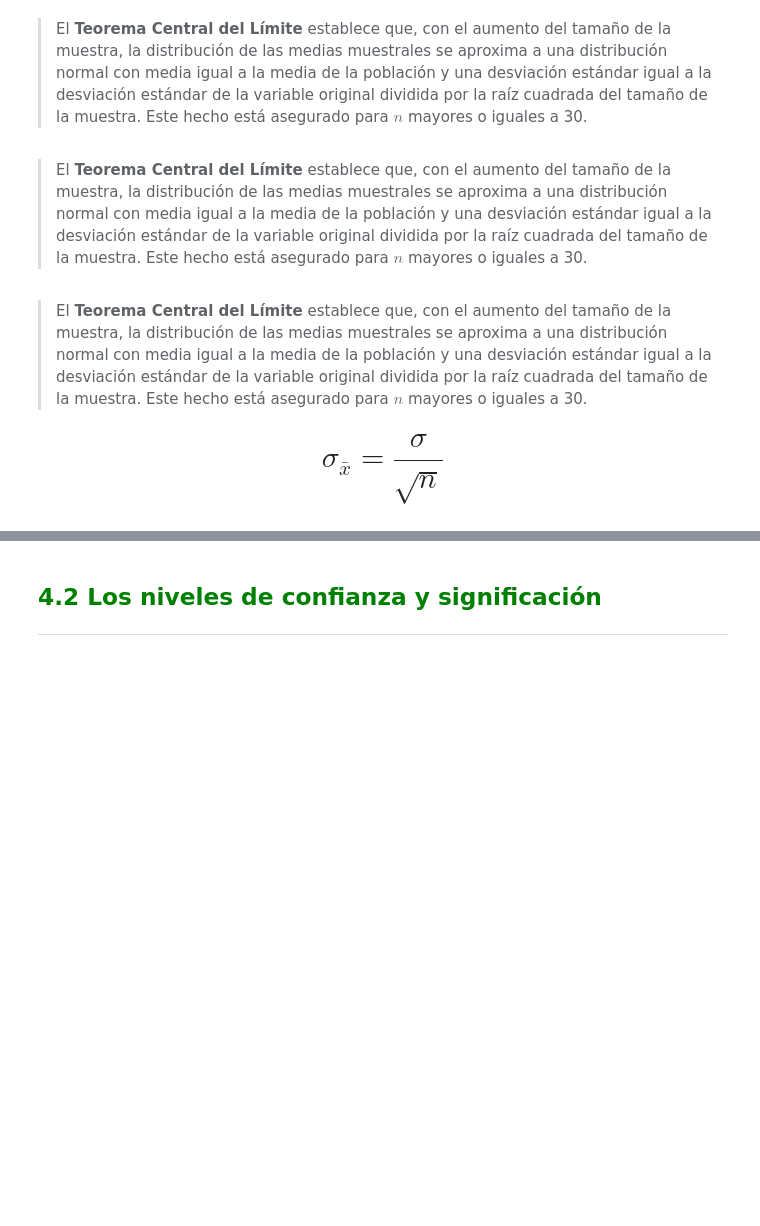
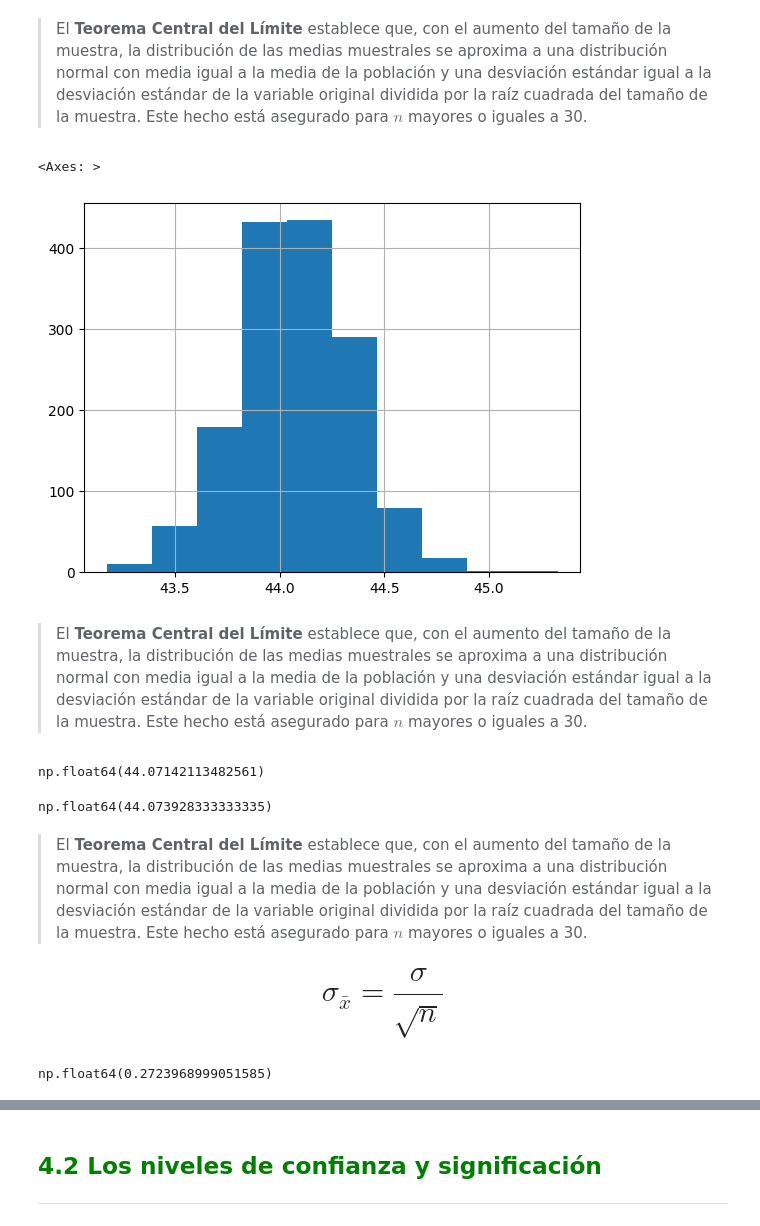
Before and after one commit to yuri19762008/001_ORACLE, a Jupyter notebook: 014_ESTADISTICAS_PYTHON/Inicial.ipynb, the cells around one changed output, grey strips where cells are left out. Saved outputs shown, nothing was run; the diff lists cells and outputs as text; code cells hidden in the pictures; blank space fills up the shorter version.

```diff
--- a/014_ESTADISTICAS_PYTHON/Inicial.ipynb
+++ b/014_ESTADISTICAS_PYTHON/Inicial.ipynb
@@ -854,0 +894,3 @@ La desviación estándar de las medias muestrales se conoce como **error estánd
+# %%
+muestras =  pd.DataFrame()
+muestras
@@ -855,8 +935,25 @@ La desviación estándar de las medias muestrales se conoce como **error estánd
 # %% [markdown]
 > El **Teorema Central del Límite** establece que, con el aumento del tamaño de la muestra, la distribución de las medias muestrales se aproxima a una distribución normal con media igual a la media de la población y una desviación estándar igual a la desviación estándar de la variable original dividida por la raíz cuadrada del tamaño de la muestra. Este hecho está asegurado para $n$ mayores o iguales a 30.
+# %%
+muestras.mean().hist()
+# %% [output]
+<Axes: >
+[figure, added]
 # %% [markdown]
 > El **Teorema Central del Límite** establece que, con el aumento del tamaño de la muestra, la distribución de las medias muestrales se aproxima a una distribución normal con media igual a la media de la población y una desviación estándar igual a la desviación estándar de la variable original dividida por la raíz cuadrada del tamaño de la muestra. Este hecho está asegurado para $n$ mayores o iguales a 30.
+# %%
+datos['Edad'].mean()
+# %% [output]
+np.float64(44.07142113482561)
+# %%
+muestras.mean().mean()
+# %% [output]
+np.float64(44.073928333333335)
 # %% [markdown]
 > El **Teorema Central del Límite** establece que, con el aumento del tamaño de la muestra, la distribución de las medias muestrales se aproxima a una distribución normal con media igual a la media de la población y una desviación estándar igual a la desviación estándar de la variable original dividida por la raíz cuadrada del tamaño de la muestra. Este hecho está asegurado para $n$ mayores o iguales a 30.
 
-# $$\sigma_\bar{x} = \frac{\sigma}{\sqrt{n}}$$
+# $$\sigma_{\bar{x}} = \frac{\sigma}{\sqrt{n}}$$
+# %%
+muestras.mean().std()
+# %% [output]
+np.float64(0.2723968999051585)
```
Also changed, not shown: parts of 15 cells of this notebook.
